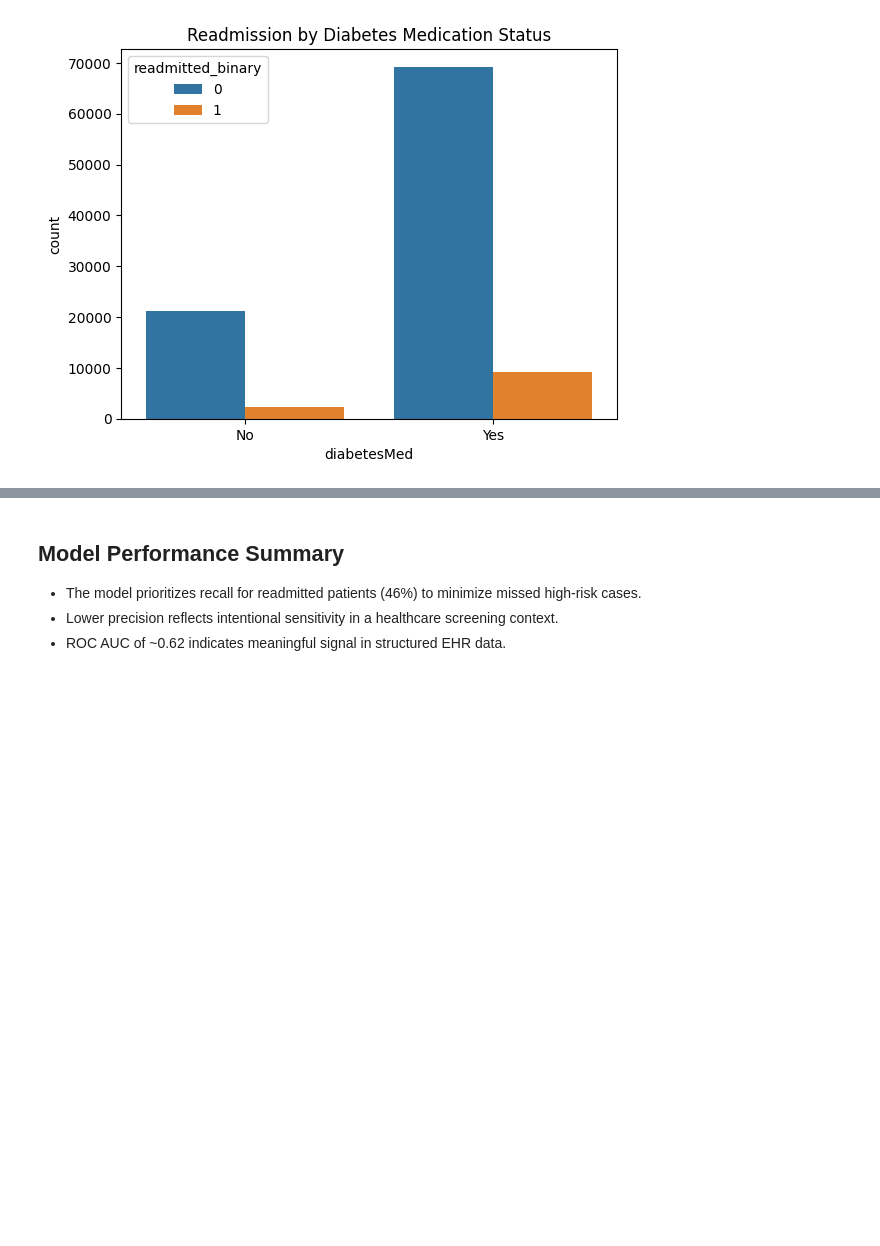
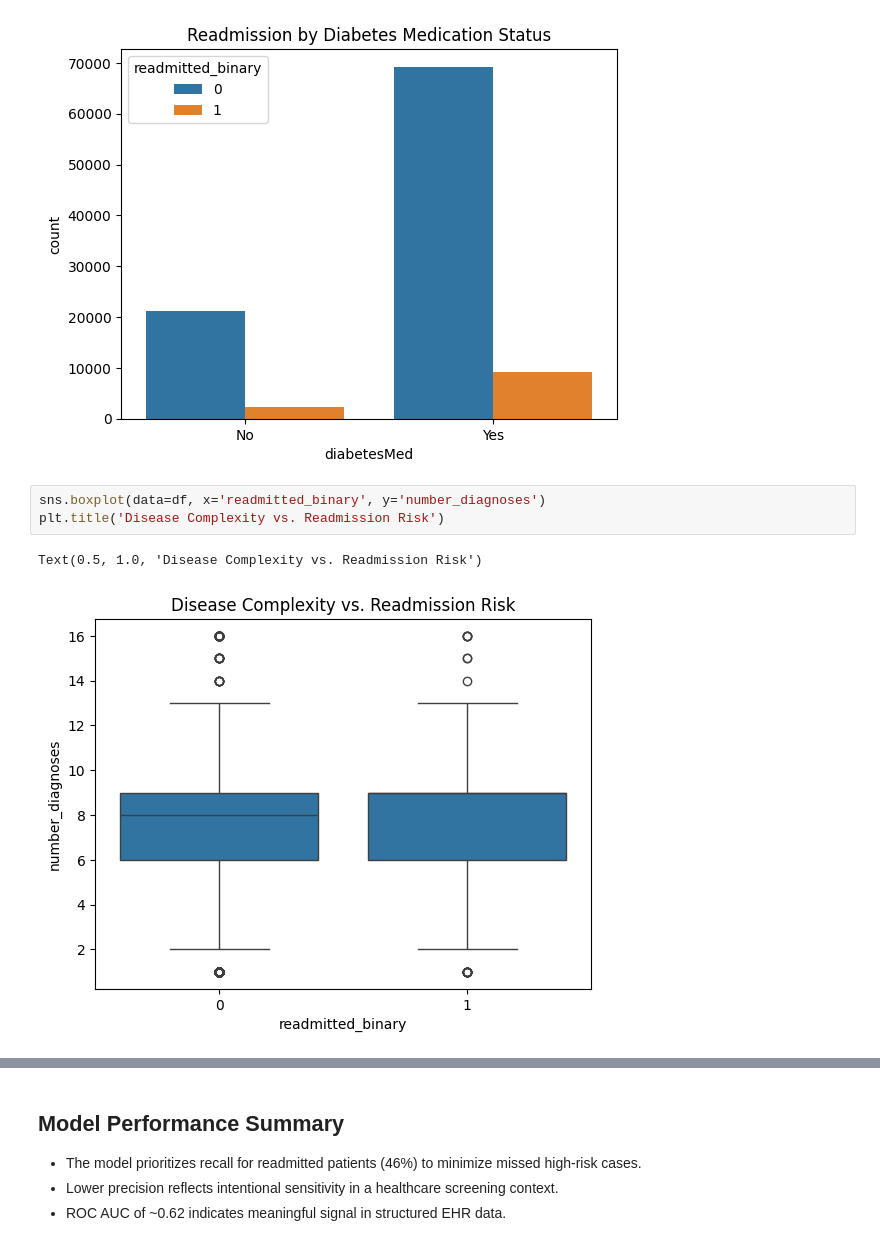
Before and after one commit to wilfnerd/data-analytics-portfolio, a Jupyter notebook: project_3_healthcare_readmission/notebooks/01_readmission_eda.ipynb, the cells around one changed output, grey strips where cells are left out. Saved outputs shown, nothing was run; the diff lists cells and outputs as text; blank space fills up the shorter version.

Commit message:
Project 3: Healthcare readmission risk analysis

```diff
--- a/project_3_healthcare_readmission/notebooks/01_readmission_eda.ipynb
+++ b/project_3_healthcare_readmission/notebooks/01_readmission_eda.ipynb
@@ -439,3 +439,9 @@ plt.title('Readmission by Diabetes Medication Status')
 # %% [output]
 Text(0.5, 1.0, 'Readmission by Diabetes Medication Status')
 [figure]
+# %%
+sns.boxplot(data=df, x='readmitted_binary', y='number_diagnoses')
+plt.title('Disease Complexity vs. Readmission Risk')
+# %% [output]
+Text(0.5, 1.0, 'Disease Complexity vs. Readmission Risk')
+[figure, added]
```
Also changed, not shown: parts of 1 cell of this notebook.
